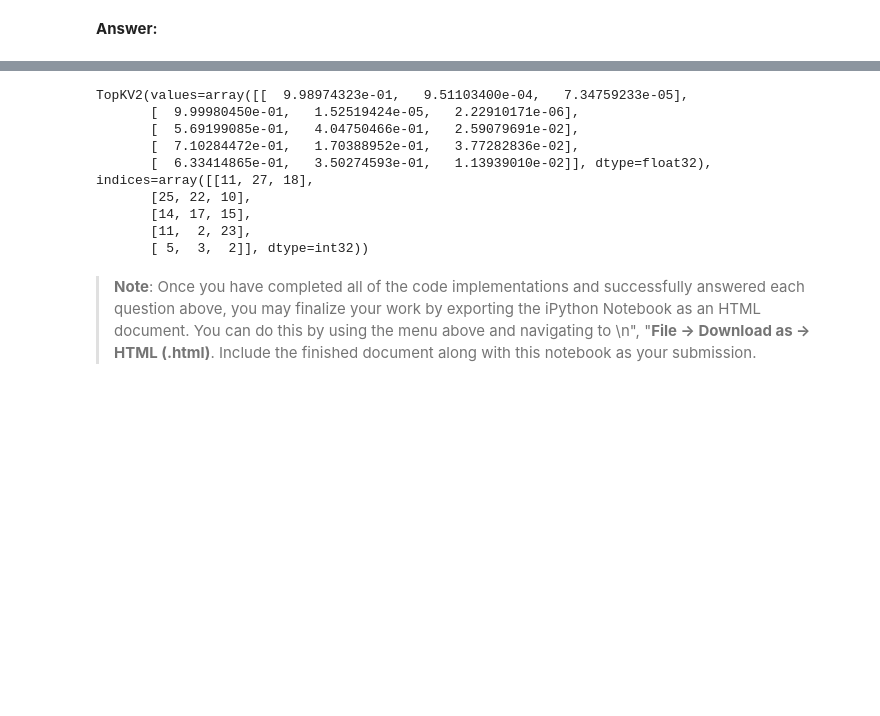
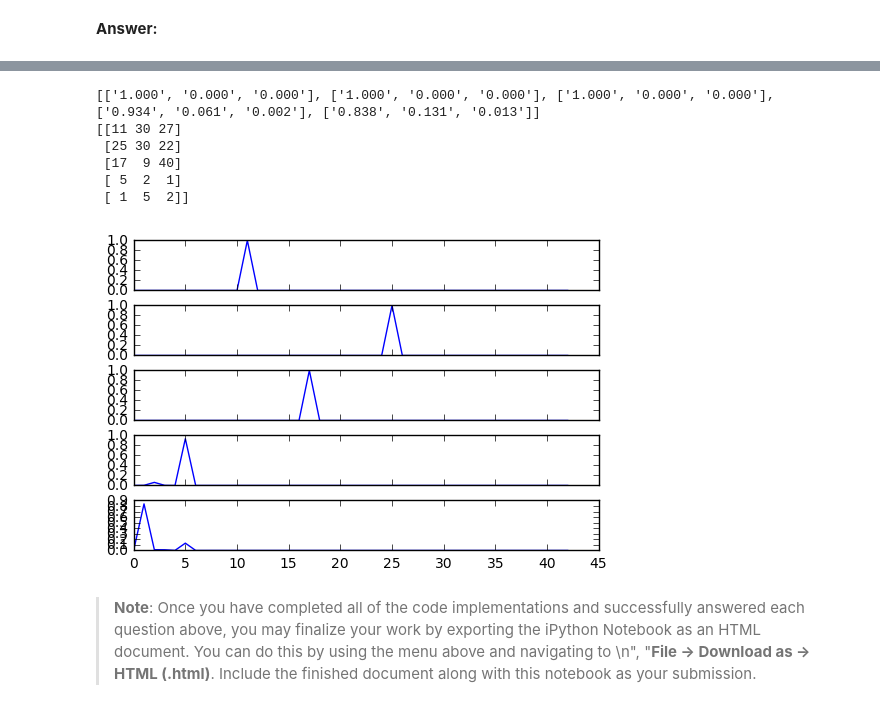
Before and after one commit to eduffreitas/CarND-Traffic-Sign-Classifier-Project, a Jupyter notebook: Traffic_Sign_Classifier.ipynb, the cells around one changed output, grey strips where cells are left out. Saved outputs shown, nothing was run; the diff lists cells and outputs as text; code cells hidden in the pictures; blank space fills up the shorter version.

```diff
--- a/Traffic_Sign_Classifier.ipynb
+++ b/Traffic_Sign_Classifier.ipynb
@@ -350,7 +369,7 @@ And the first layer was maxpooled a second time then flattened and concatenated
 import tensorflow as tf
 
 EPOCHS = 30
-BATCH_SIZE = 128
+BATCH_SIZE = 200
 # %%
 x = tf.placeholder(tf.float32, (None, 32, 32, 3))
 y = tf.placeholder(tf.int32, (None))
@@ -449,7 +493,7 @@ And keep_prob of 0.5 was used during learning and 1 during evaluation
 ### Train pipeline
 rate = 0.001
 
-logits = LeNet(x, keep_prob)
+logits = Model(x, keep_prob)
 cross_entropy = tf.nn.softmax_cross_entropy_with_logits(logits, one_hot_y)
 loss_operation = tf.reduce_mean(cross_entropy)
 optimizer = tf.train.AdamOptimizer(learning_rate = rate)
@@ -470,9 +514,5 @@ def evaluate(X_data, y_data):
         accuracy = sess.run(accuracy_operation, feed_dict={x: batch_x, y: batch_y, keep_prob: 1})
         total_accuracy += (accuracy * len(batch_x))
     return total_accuracy / num_examples
-# %%
-### shufle data
-from sklearn.utils import shuffle
-X_train_copy, y_train = shuffle(X_train_copy, y_train)
 # %%
 ### Train Model
@@ -576,7 +619,7 @@ test_images_copy = Normalize(test_images_copy)
 nn_output = tf.nn.softmax(logits)
 with tf.Session() as sess:
     saver.restore(sess, tf.train.latest_checkpoint('.'))
-    output_predictions = sess.run(nn_output, feed_dict={x: test_images_copy, keep_prob: 1})
+    output_predictions_softmax = sess.run(nn_output, feed_dict={x: test_images_copy, keep_prob: 1})
 
-print([np.argmax(prediction) for prediction in output_predictions])
+print([np.argmax(prediction) for prediction in output_predictions_softmax])
 # %% [output]
@@ -695,23 +748,33 @@ Aparently the miss ones were close, and a second guess would do the job, but sys
 # %%
 ### Visualize the softmax probabilities here.
 
 top_probs = tf.nn.top_k(nn_softmax, 3)
 
 with tf.Session() as sess:
     saver.restore(sess, tf.train.latest_checkpoint('.'))
     output_top_predictions = sess.run(top_probs, feed_dict={x: test_images_copy, keep_prob: 1})
 
-print(output_top_predictions)
+print([['%.3f'%(n1),'%.3f'%(n2),'%.3f'%(n3)] for n1, n2, n3 in output_top_predictions.values ])
+print(output_top_predictions.indices)
+
+f, axarr = plt.subplots(5, sharex=True)
+
+axarr[0].plot(output_predictions_softmax[0])
+axarr[1].plot(output_predictions_softmax[1])
+axarr[2].plot(output_predictions_softmax[2])
+axarr[3].plot(output_predictions_softmax[3])
+axarr[4].plot(output_predictions_softmax[4])
+f.subplots_adjust(hspace=0.3)
+
+plt.show()
 # %% [output]
-TopKV2(values=array([[  9.98974323e-01,   9.51103400e-04,   7.34759233e-05],
-       [  9.99980450e-01,   1.52519424e-05,   2.22910171e-06],
-       [  5.69199085e-01,   4.04750466e-01,   2.59079691e-02],
-       [  7.10284472e-01,   1.70388952e-01,   3.77282836e-02],
-       [  6.33414865e-01,   3.50274593e-01,   1.13939010e-02]], dtype=float32), indices=array([[11, 27, 18],
-       [25, 22, 10],
-       [14, 17, 15],
-       [11,  2, 23],
-       [ 5,  3,  2]], dtype=int32))
+[['1.000', '0.000', '0.000'], ['1.000', '0.000', '0.000'], ['1.000', '0.000', '0.000'], ['0.934', '0.061', '0.002'], ['0.838', '0.131', '0.013']]
+[[11 30 27]
+ [25 30 22]
+ [17  9 40]
+ [ 5  2  1]
+ [ 1  5  2]]
+[figure, added]
 # %% [markdown]
 > **Note**: Once you have completed all of the code implementations and successfully answered each question above, you may finalize your work by exporting the iPython Notebook as an HTML document. You can do this by using the menu above and navigating to  \n",
     "**File -> Download as -> HTML (.html)**. Include the finished document along with this notebook as your submission.
```
Also changed, not shown: parts of 19 cells of this notebook, 1 other file.
